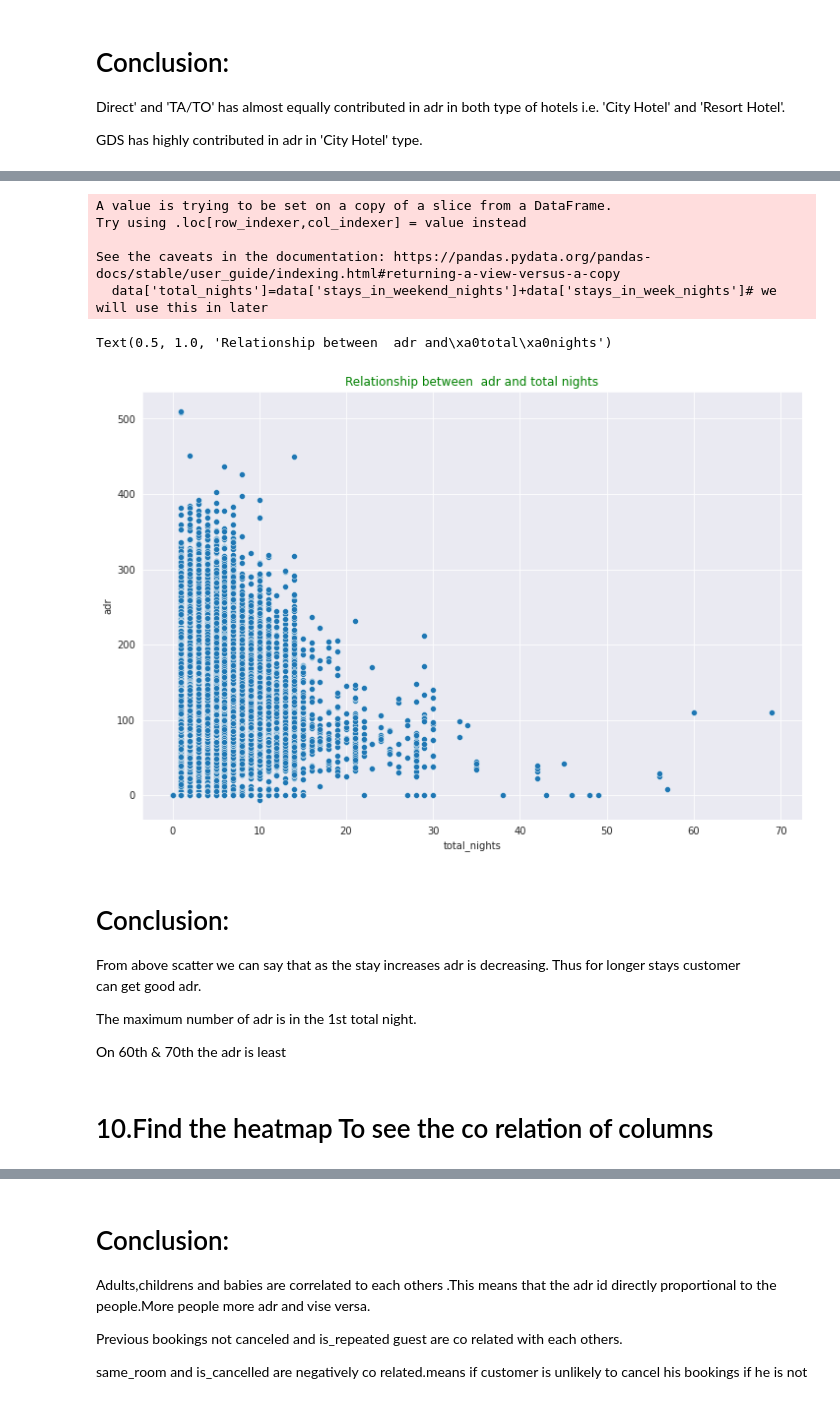
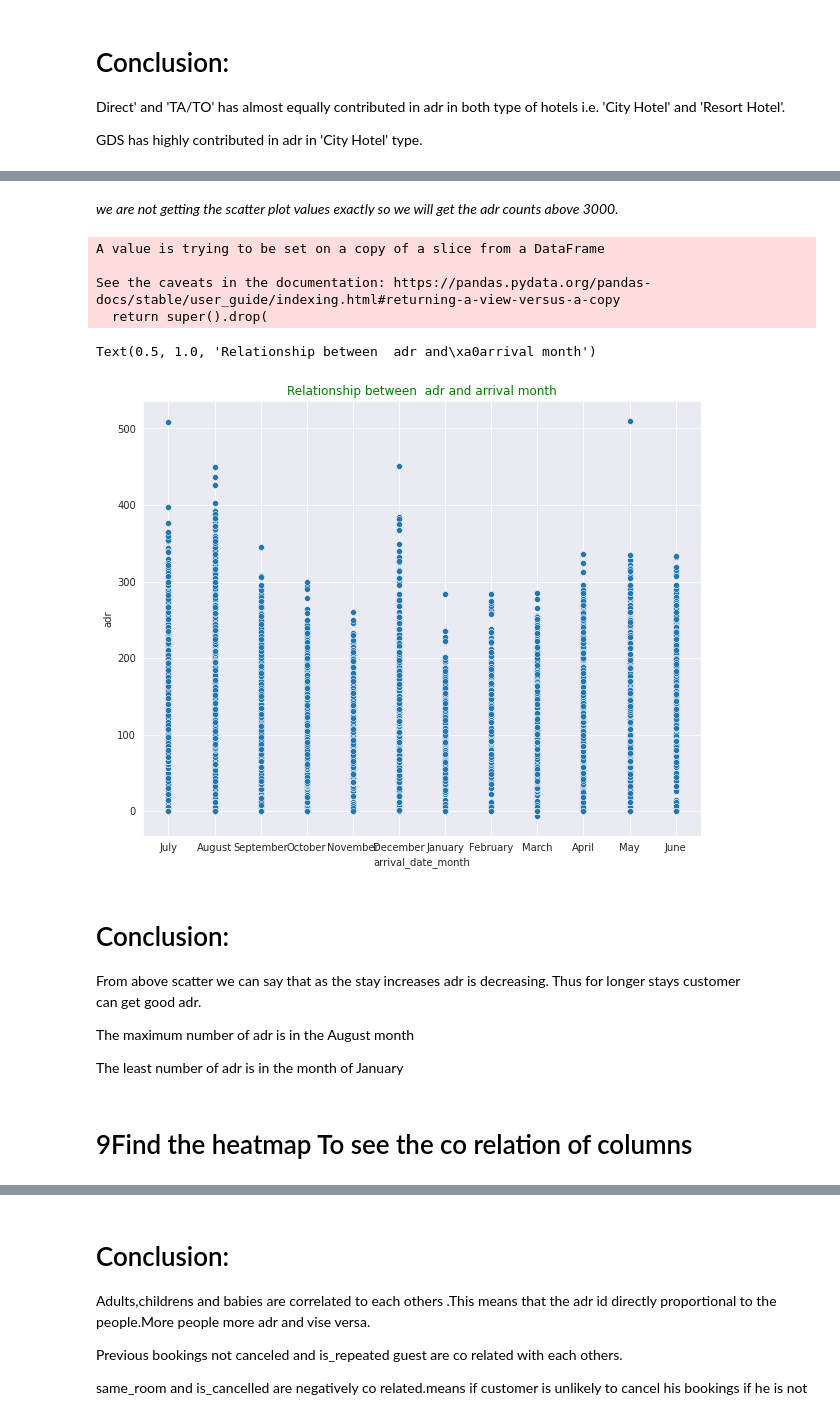
Before and after one commit to shivam887423/EDA-1-Hotel-Booking-Analysis, a Jupyter notebook: individual_notebook.ipynb, the cells around one changed output, grey strips where cells are left out. Cells and saved outputs as stored; diff of their text form; code cells hidden in the pictures.

```diff
--- a/individual_notebook.ipynb
+++ b/individual_notebook.ipynb
@@ -480,30 +516,29 @@ GDS has highly contributed in adr in 'City Hotel' type.
+# %% [markdown]
+*we are not getting the scatter plot values exactly so we will get the adr counts above 3000.*
 # %%
-#droping the adr value who are less than 10000!
-data.drop(data[data['adr'] > 3000].index,inplace=True)
-data['total_nights'] = data['stays_in_weekend_nights']+data['stays_in_week_nights']# we will use this in later
+data.drop(data[data['adr'] >3000].index,inplace=True)
 #plotting scatter plot for my data!
-plt.figure(figsize=(12,8))
-sns.scatterplot(x=data['total_nights'],y=data['adr'])
-plt.title('Relationship between  adr and total nights',color='green')
+plt.figure(figsize=(10,8))
+sns.scatterplot(x=data['arrival_date_month'],y=data['adr'])
+plt.title('Relationship between  adr and arrival month',color='green')
 # %% [output]
-A value is trying to be set on a copy of a slice from a DataFrame.
-Try using .loc[row_indexer,col_indexer] = value instead
+A value is trying to be set on a copy of a slice from a DataFrame
 
 See the caveats in the documentation: https://pandas.pydata.org/pandas-docs/stable/user_guide/indexing.html#returning-a-view-versus-a-copy
-  data['total_nights']=data['stays_in_weekend_nights']+data['stays_in_week_nights']# we will use this in later
+  return super().drop(
-Text(0.5, 1.0, 'Relationship between  adr and\xa0total\xa0nights')
+Text(0.5, 1.0, 'Relationship between  adr and\xa0arrival month')
-[figure, old version]
+[figure, new version]
 # %% [markdown]
 # Conclusion:
 
 From above scatter we can say that as the stay increases adr is decreasing. Thus for longer stays customer can get good adr.
 
 
-The maximum number of adr is in the 1st total night.
+The maximum number of adr is in the August month
 
-On 60th & 70th the adr is least
+The least number of adr is in the month of January
 # %% [markdown]
-# 10.Find the heatmap To see the co relation of columns
+# 9Find the heatmap To see the co relation of columns
 # %%
 ## Plot the heatmap to see correlation with columns
 fig, ax = plt.subplots(figsize=(12,8))
```
Also changed, not shown: parts of 8 cells of this notebook.
